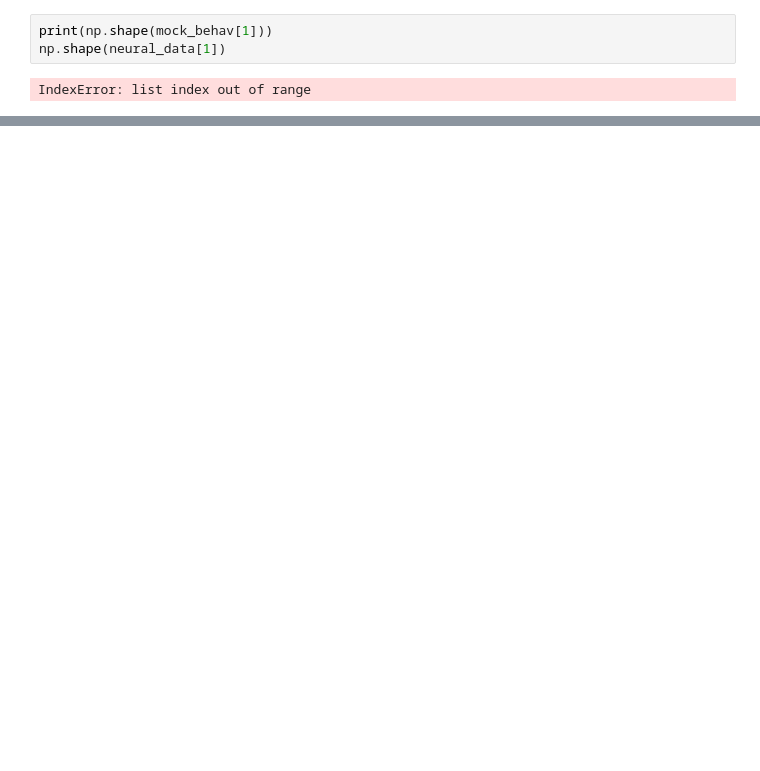
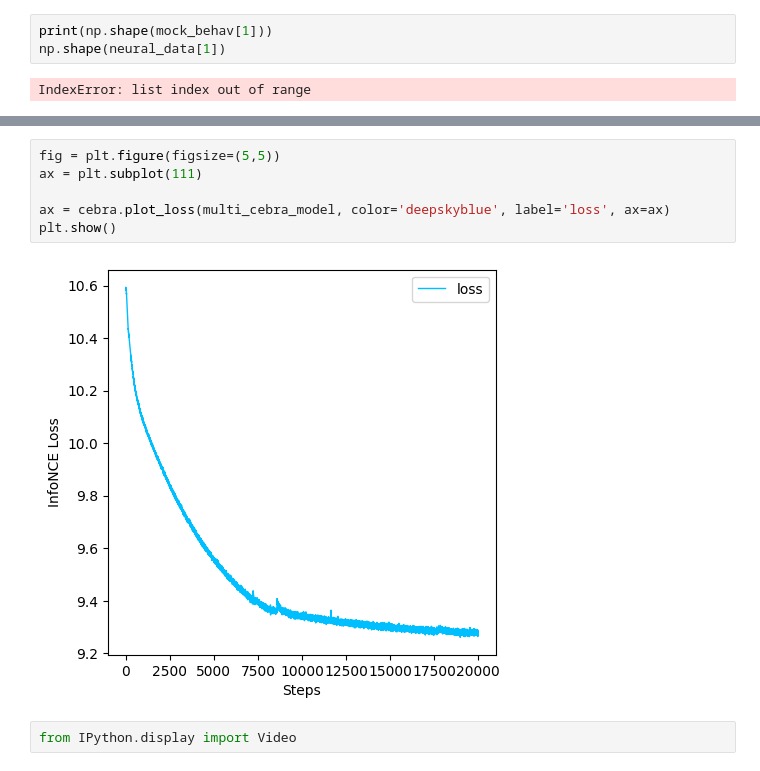
Before and after one commit to Tsuchijo/CEBRA-training, a Jupyter notebook: Time_labeled_run.ipynb, the cells around one changed output, grey strips where cells are left out. Cells and saved outputs as stored; diff of their text form; blank space fills up the shorter version.

```diff
--- a/Time_labeled_run.ipynb
+++ b/Time_labeled_run.ipynb
@@ -265,0 +270,10 @@ plt.show()
+# %%
+fig = plt.figure(figsize=(5,5))
+ax = plt.subplot(111)
+
+ax = cebra.plot_loss(multi_cebra_model, color='deepskyblue', label='loss', ax=ax)
+plt.show()
+# %% [output]
+[figure, added]
+# %%
+from IPython.display import Video
```
Also changed, not shown: parts of 10 cells of this notebook, 2 other files.
